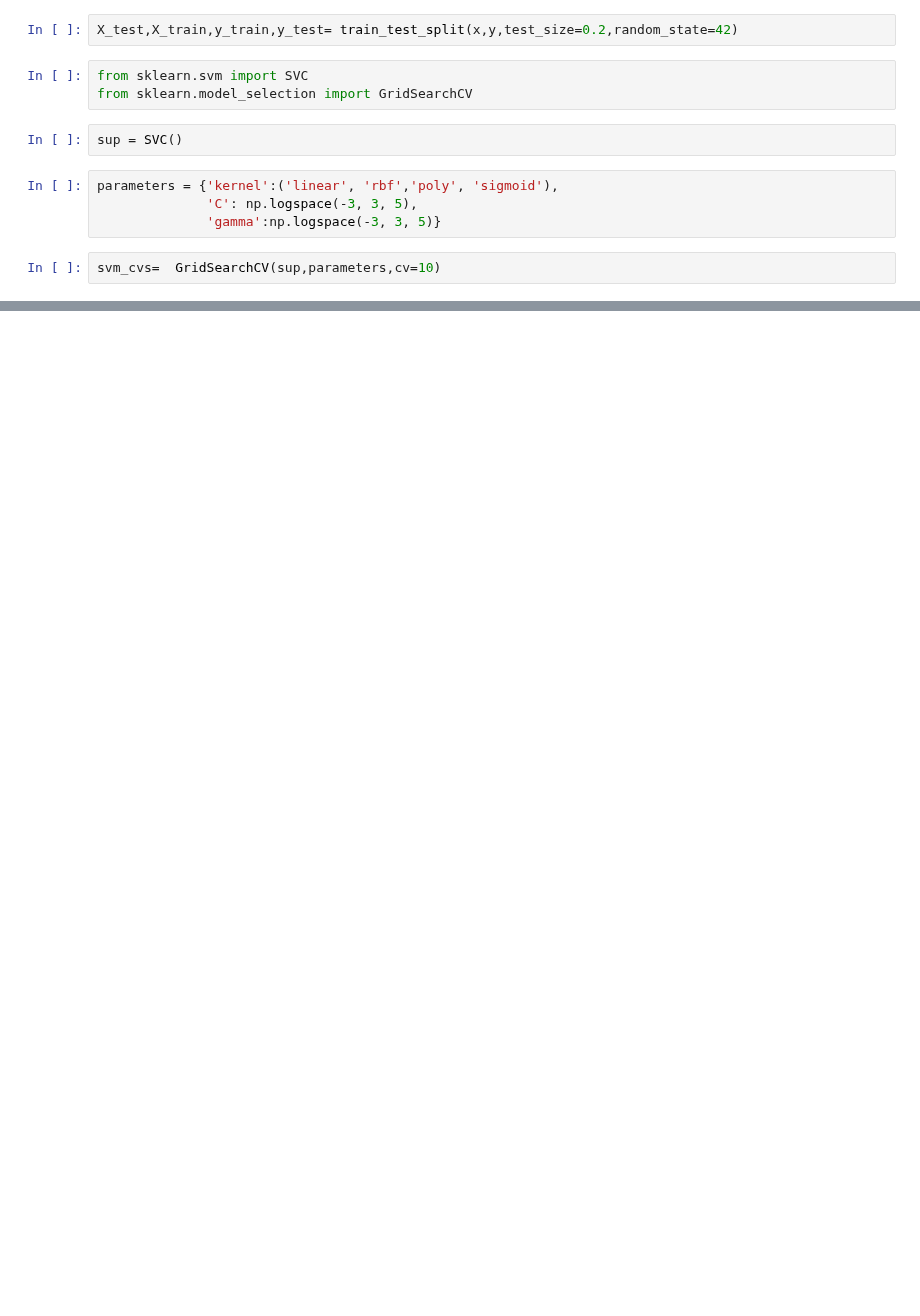
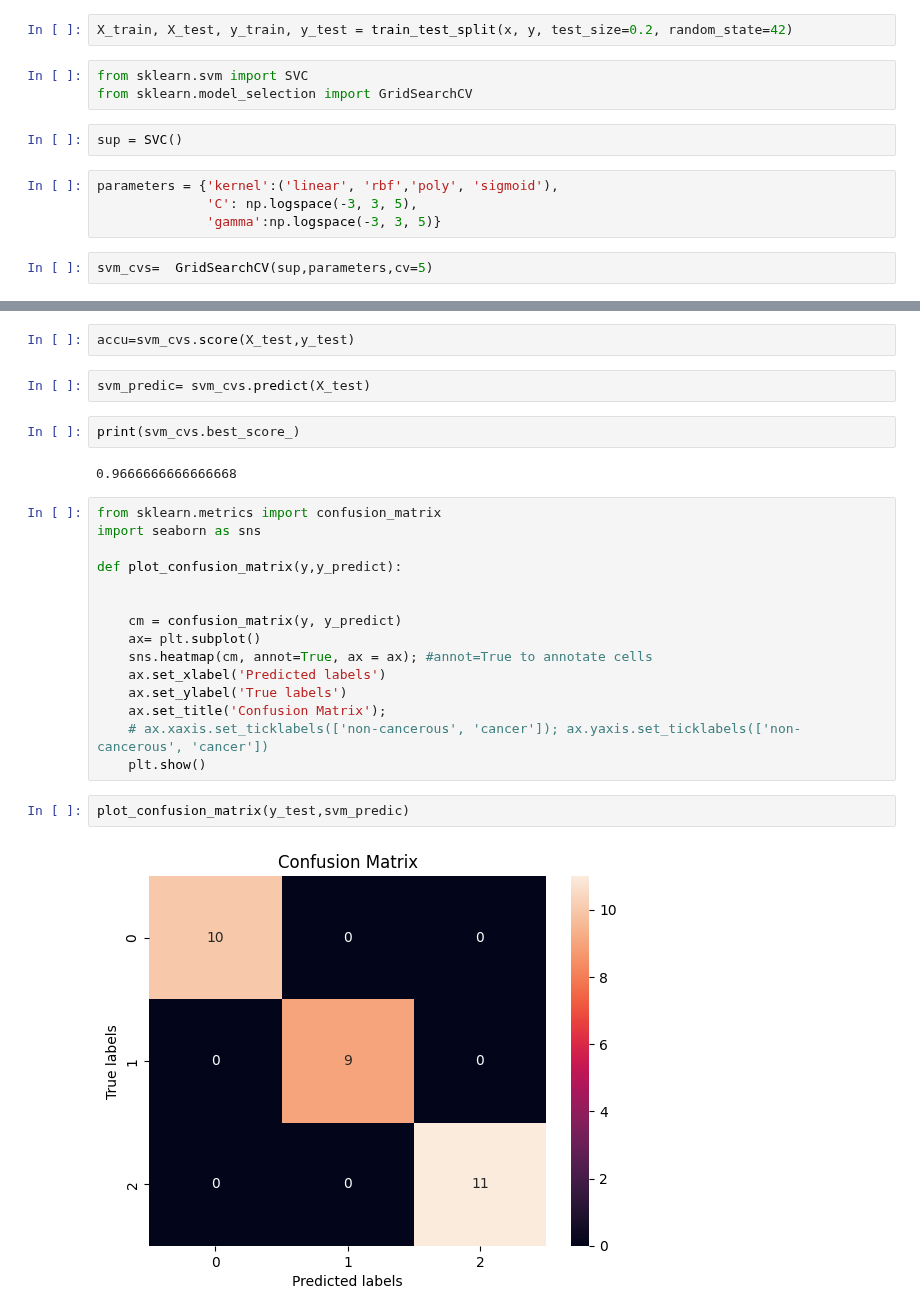
Before and after one commit to akriti-thakur/jupyter-notebook, a Jupyter notebook: ml/svm.ipynb, the cells around one changed output, grey strips where cells are left out. Saved outputs shown, nothing was run; the diff lists cells and outputs as text; blank space fills up the shorter version.

```diff
--- a/ml/svm.ipynb
+++ b/ml/svm.ipynb
@@ -159,7 +159,7 @@ if isinstance(y, np.ndarray):
 else:
     y=np.array(y)
 # %%
-X_test,X_train,y_train,y_test= train_test_split(x,y,test_size=0.2,random_state=42)
+X_train, X_test, y_train, y_test = train_test_split(x, y, test_size=0.2, random_state=42)
 # %%
 from sklearn.svm import SVC
 from sklearn.model_selection import GridSearchCV
@@ -170,7 +170,7 @@ parameters = {'kernel':('linear', 'rbf','poly', 'sigmoid'),
               'C': np.logspace(-3, 3, 5),
               'gamma':np.logspace(-3, 3, 5)}
 # %%
-svm_cvs=  GridSearchCV(sup,parameters,cv=10)
+svm_cvs=  GridSearchCV(sup,parameters,cv=5)
 # %%
 svm_cvs.fit(X_test,y_test)
 # %% [output]
@@ -183 +188,28 @@ ValueError: Found input variables with inconsistent numbers of samples: [120, 30
 (30,)
+# %%
+accu=svm_cvs.score(X_test,y_test)
+# %%
+svm_predic= svm_cvs.predict(X_test)
+# %%
+print(svm_cvs.best_score_)
+# %% [output]
+0.9666666666666668
+# %%
+from sklearn.metrics import confusion_matrix
+import seaborn as sns
+
+def plot_confusion_matrix(y,y_predict):
+
+
+    cm = confusion_matrix(y, y_predict)
+    ax= plt.subplot()
+    sns.heatmap(cm, annot=True, ax = ax); #annot=True to annotate cells
+    ax.set_xlabel('Predicted labels')
+    ax.set_ylabel('True labels')
+    ax.set_title('Confusion Matrix');
+    # ax.xaxis.set_ticklabels(['non-cancerous', 'cancer']); ax.yaxis.set_ticklabels(['non-cancerous', 'cancer'])
+    plt.show()
+# %%
+plot_confusion_matrix(y_test,svm_predic)
+# %% [output]
+[figure, added]
```
Also changed, not shown: parts of 2 cells of this notebook.
